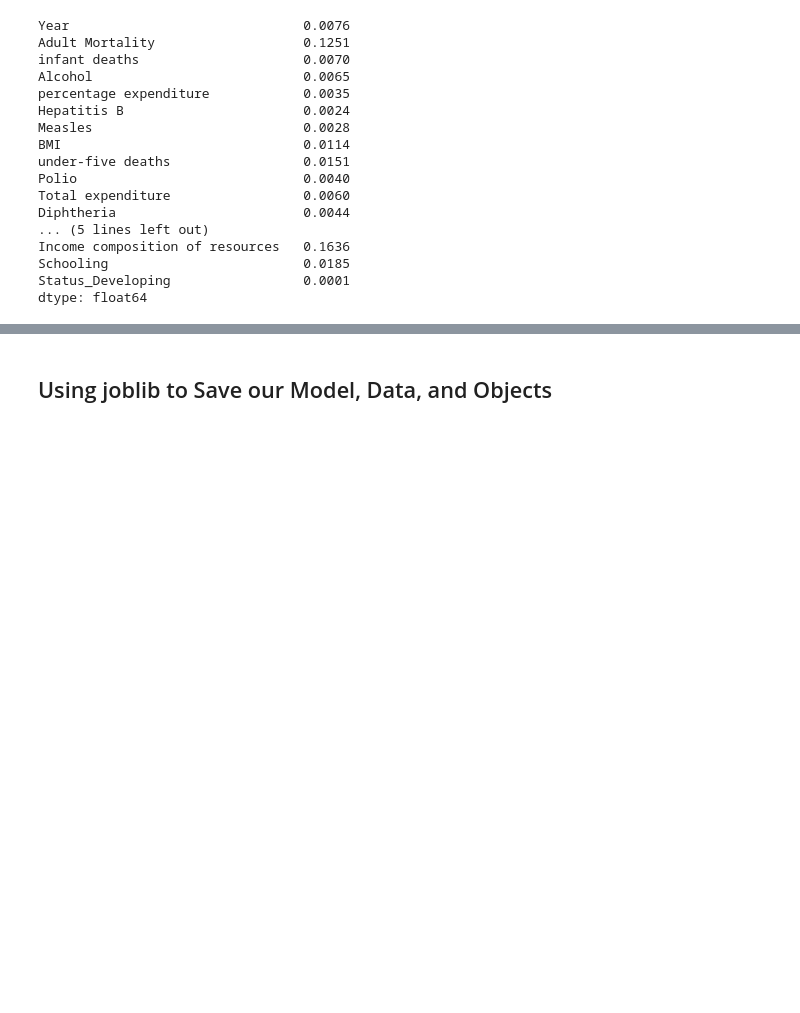
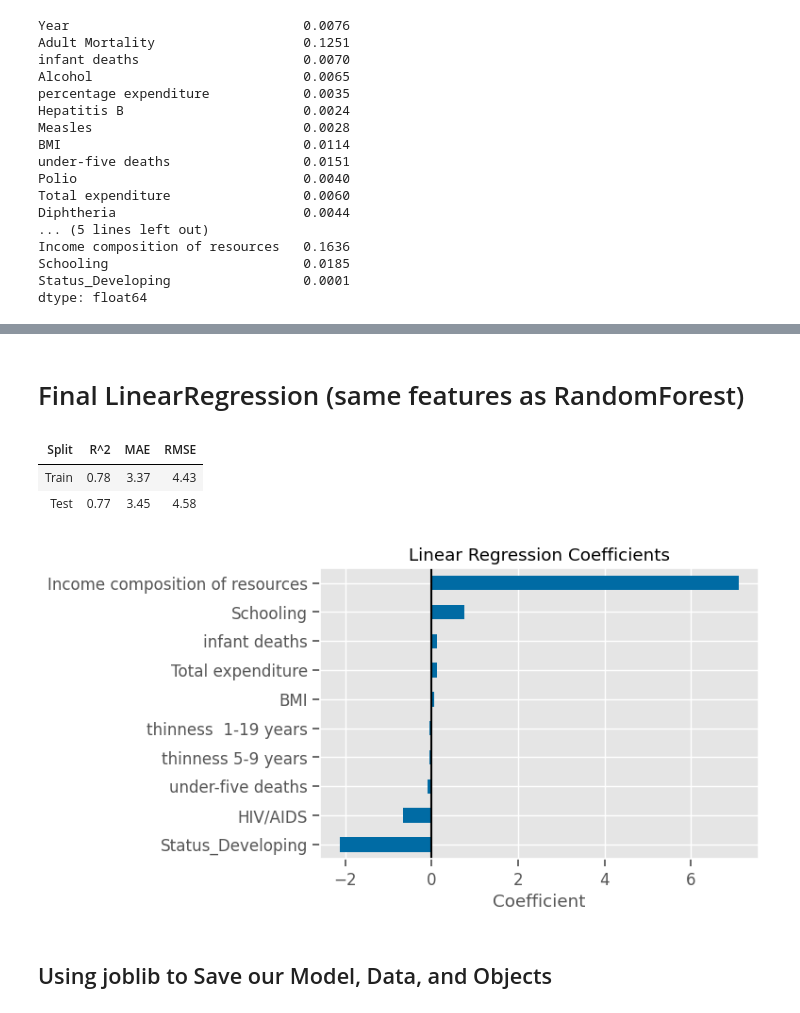
Before and after one commit to patelmedha/data-viz-wk17-codealongs-life-expectancy, a Jupyter notebook: Wk1-L01-CodeAlong-Life Expectancy.ipynb, the cells around one changed output, grey strips where cells are left out. Saved outputs shown, nothing was run; the diff lists cells and outputs as text; code cells hidden in the pictures; blank space fills up the shorter version.

```diff
--- a/Wk1-L01-CodeAlong-Life Expectancy.ipynb
+++ b/Wk1-L01-CodeAlong-Life Expectancy.ipynb
@@ -677,3 +830,19 @@ ax.set(title='Feature Importance - Decision Tree Regressor',ylabel="Feature Name
+# %% [markdown]
+# Final LinearRegression (same features as RandomForest)
+# %%
+lin_reg_final= LinearRegression(fit_intercept=False)
+lin_reg_final.fit(X_train_df,y_train)
+evaluate_regression(lin_reg_final, X_train_df, y_train,
+                    X_test_df, y_test)
+# %% [output]
+| Split | R^2 | MAE | RMSE |
+| Train | 0.78 | 3.37 | 4.43 |
+| Test | 0.77 | 3.45 | 4.58 |
+# %%
+final_coeffs = get_coefficients(lin_reg_final)
+plot_coefficients(final_coeffs, top_n=10);
+# %% [output]
+[figure, added]
 # %% [markdown]
 ## Using joblib to Save our Model, Data, and Objects
 # %%
```
Also changed, not shown: parts of 21 cells of this notebook.
